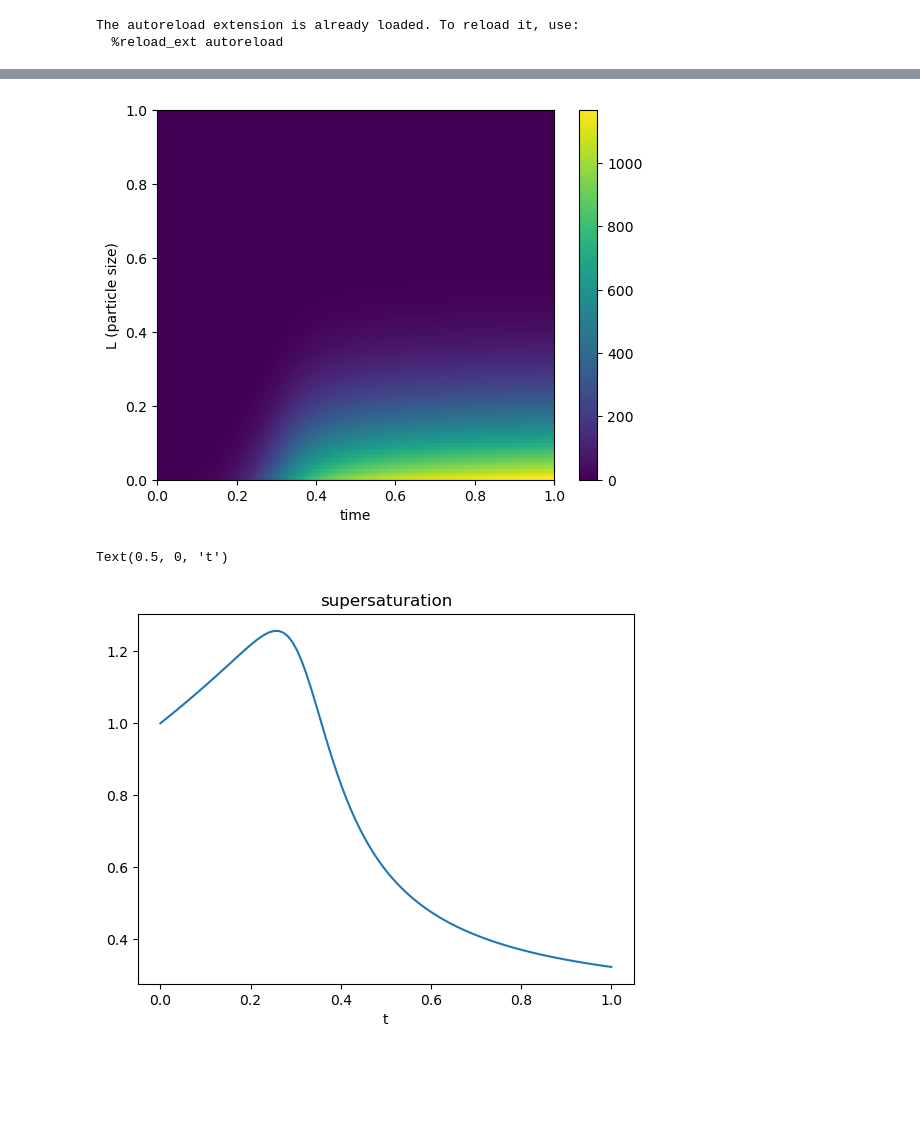
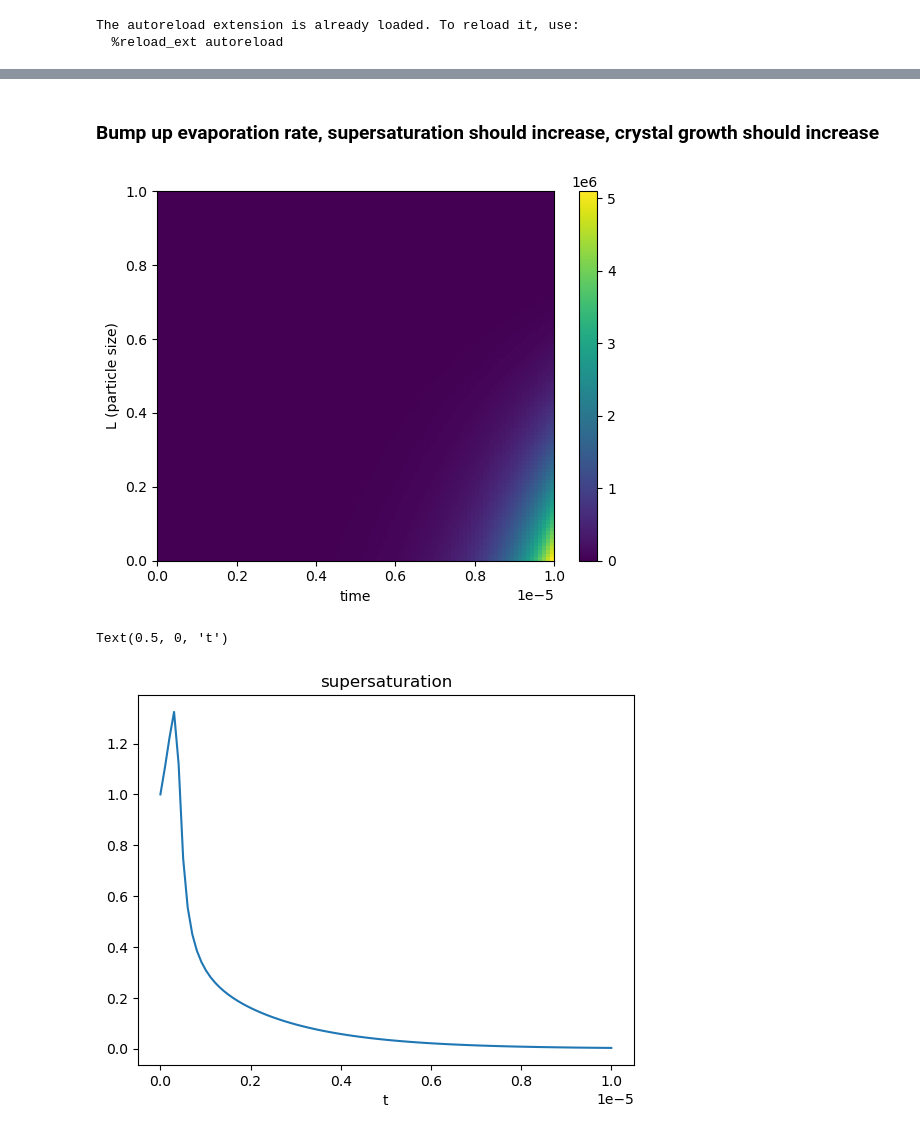
Before and after one commit to lucasattia/crystalPBM, a Jupyter notebook: functions/testevalf.ipynb, the cells around one changed output, grey strips where cells are left out. Drawn from its saved outputs; the diff is of its cells as text; code cells hidden in the pictures; blank space fills up the shorter version.

```diff
--- a/functions/testevalf.ipynb
+++ b/functions/testevalf.ipynb
@@ -27,41 +69,44 @@ The autoreload extension is already loaded. To reload it, use:
+# %% [markdown]
+### Bump up evaporation rate, supersaturation should increase, crystal growth should increase
 # %%
 L_list = np.linspace(0,1, 100)
-tlist = np.linspace(0,1,100) #units??
+tlist = np.linspace(0,1e-5,100)
 
 
 S = 1 #initial supersaturation
 n = np.zeros_like(L_list) #initial population density distribution
 
 #parameters
 p = {"L_list" : L_list, #discretization bins
-     'E' :  1, #evaporation rate
-     'V' : 1, #solvent volume
-     'rho' : 1, # density of the crystal
+     'E' :  1e3, #evaporation rate
+     'V' : 1e-3, #solvent volume
+     'rho' : 1200, # density of the crystal
      'k_v' : 1, #goes in N_C, volumetric shape factor
-     'k_g' : 1, #growth rate constant m/s
+     'k_g' : 1e6, #growth rate constant m/s
      'g' : 3, #power constant for growth
-     'k_N' : 1, #nucleation rate constant
+     'k_N' : 1e5, #nucleation rate constant
      'alpha' :5, #power constant for nucleation
+     'Breakage': True #toggle breakage for debug
      }
 
 
 #integrate the equations
 x = np.hstack([S, n])
 x_t = odeint(evalf, y0=x, t=tlist, args=(p,None))
 
 
 #plot results
 n_t = x_t[:,1:]
 better_imshow(L_list, tlist, n_t.T)
 plt.ylabel('L (particle size)')
 plt.xlabel('time')
 plt.colorbar()
 plt.show()
 
 plt.plot(tlist, x_t[:,0])
 plt.title('supersaturation')
 plt.xlabel('t')
 # %% [output]
-[figure, old version]
+[figure, new version]
 Text(0.5, 0, 't')
-[figure, old version]
+[figure, new version]
```
Also changed, not shown: parts of 6 cells of this notebook, 3 other files.
